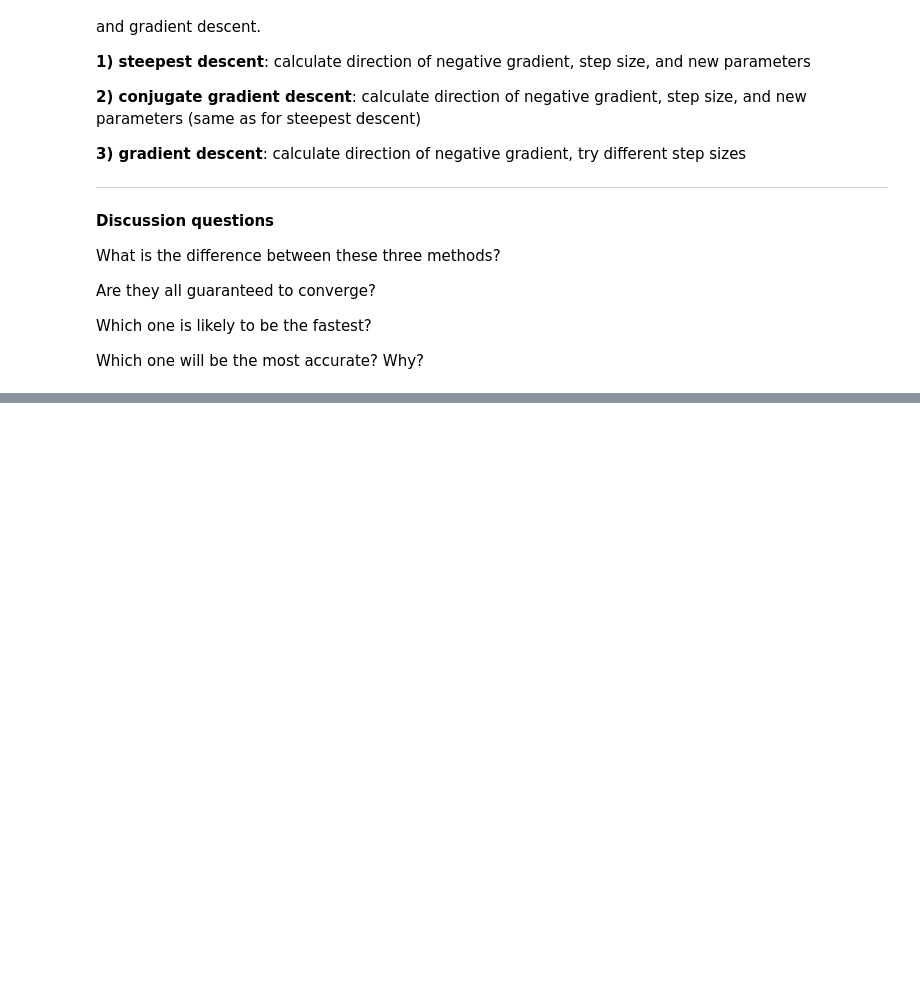
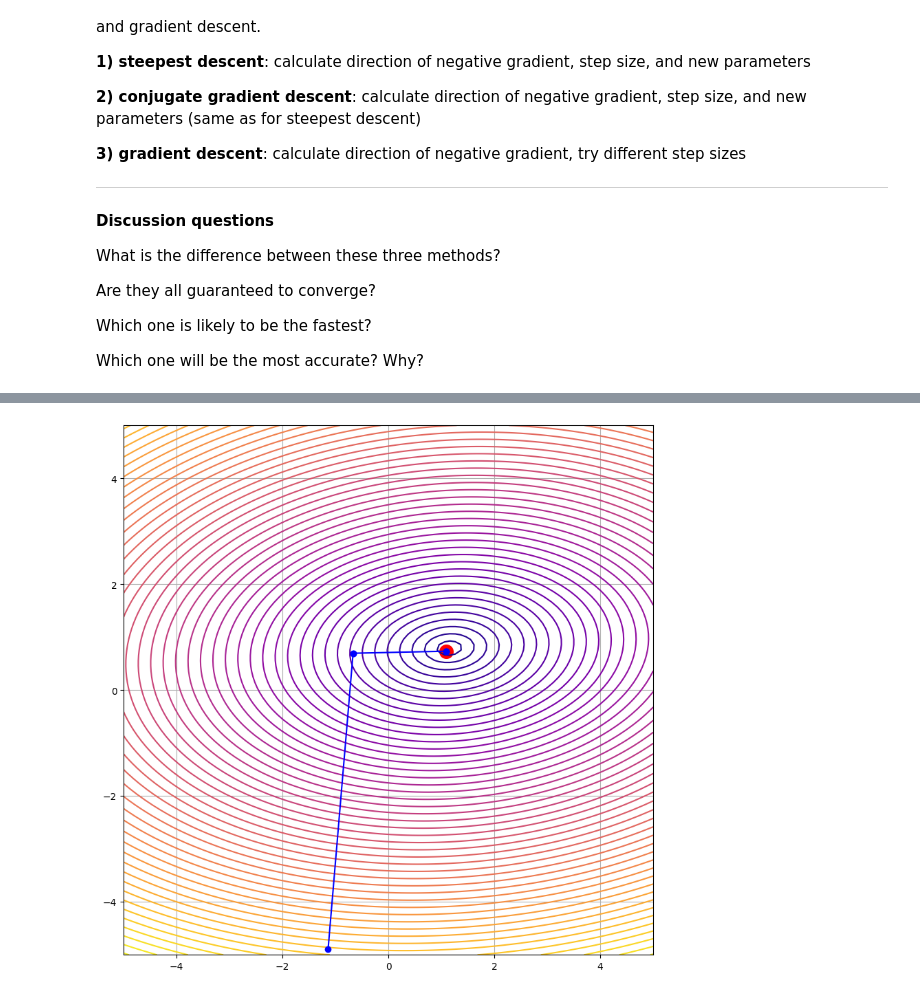
Before and after one commit to teddy661/281-inclass-assignments, a Jupyter notebook: Exercise_08_Gradient_Descent.ipynb, the cells around one changed output, grey strips where cells are left out. Drawn from its saved outputs; the diff is of its cells as text; code cells hidden in the pictures; blank space fills up the shorter version.

```diff
--- a/Exercise_08_Gradient_Descent.ipynb
+++ b/Exercise_08_Gradient_Descent.ipynb
@@ -73,25 +80,33 @@ plot_error_surface(U, y)
 # %%
 # conjugate gradient descent
 ui = 10*np.random.rand(2,1)-5 # random starting condition
 di = b - A@ui # direction of negative gradient
 ri = di # initial direction
 U = [ui]
 
 while( True ):
-  ai = ?? # TODO: calculate step size
-  uj = ?? # TODO: calculate new params
-  rj = ?? # TODO: calculate new direction
+  #ai = ?? # TODO: calculate step size
+  ai = (ri.T @ ri) / (di.T @ A @ di)
+
+  #uj = ?? # TODO: calculate new params
+  uj = ui + ai * di
+
+  #rj = ?? # TODO: calculate new direction
+  rj = ri - ai * A @ di
+
   bj = (rj.T @ rj) / (ri.T @ ri)
   dj = rj + bj*di
 
   U.append(uj)
   if( np.linalg.norm(ui-uj) < 1e-3 ):
     break
   ui = uj
   ri = rj
   di = dj
 
 plot_error_surface(U, y)
+# %% [output]
+[figure, added]
 # %%
 # gradient descent
 ui = 10*np.random.rand(2,1)-5
```
Also changed, not shown: parts of 2 cells of this notebook.
